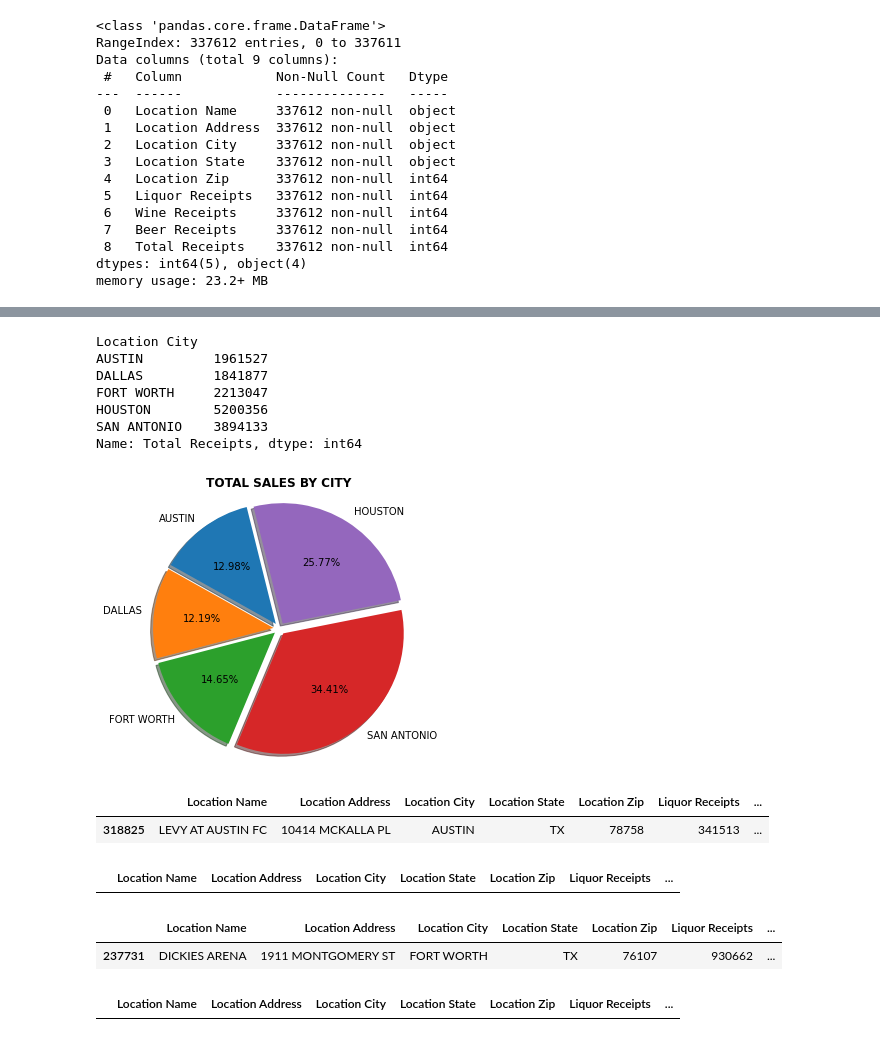
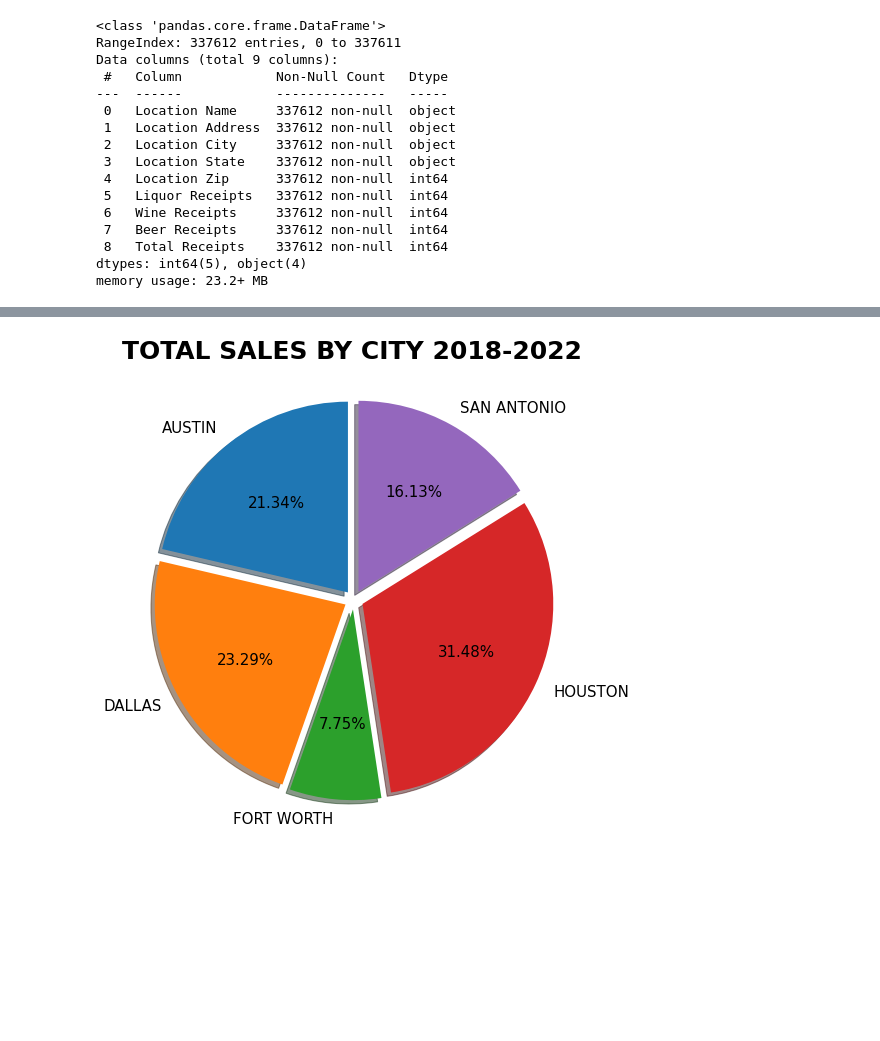
Before and after one commit to DJAMES152/project1, a Jupyter notebook: Untitled.ipynb, the cells around one changed output, grey strips where cells are left out. Cells and saved outputs as stored; diff of their text form; code cells hidden in the pictures; blank space fills up the shorter version.

```diff
--- a/Untitled.ipynb
+++ b/Untitled.ipynb
@@ -194,3 +95,6 @@ city_group.head()
 | 49 | MESO MAYA | 3050 S HULEN ST STE A | FORT WORTH | TX | 76109 | 39875 | ... |
 | 77 | SOUTH FORT WORTH POST #569 | 400 W FELIX ST | FORT WORTH | TX | 76115 | 2357 | ... |
 | 81 | EAT@FLAVR | 2251 N MAIN ST | FORT WORTH | TX | 76164 | 0 | ... |
+# %%
+sumpercity = city_group["Total Receipts"].sum()
+sumpercity
@@ -197,32 +134,20 @@ city_group.head()
+# %%
+y=np.array([sumpercity])
+
+labels = ("AUSTIN", "DALLAS", "FORT WORTH","HOUSTON", "SAN ANTONIO")
+explode = (0.05, 0.05, 0.05, 0.05, 0.05)
+
+plt.pie(sumpercity, autopct="%1.2f%%", labels=labels, explode=explode, shadow=True, startangle=90, textprops={'fontsize':15})
+plt.title("TOTAL SALES BY CITY 2018-2022",  loc="center", weight="bold", pad="25", fontsize=25)
+plt.axis("equal")
+
+fig = plt.gcf()
+fig.set_size_inches(8,8)
+
+plt.savefig("salesbycitypie.png")
+# %% [output]
+[figure, added]
 # %%
 maxpercity = city_group["Total Receipts"].max()
-maxpercity
-# %% [output]
-Location City
-AUSTIN         1961527
-DALLAS         1841877
-FORT WORTH     2213047
-HOUSTON        5200356
-SAN ANTONIO    3894133
-Name: Total Receipts, dtype: int64
-# %%
-y=np.array([1961527, 2132222, 2213047, 3894133, 5316691])
-
-##try this one y=np.array([maxpercity])
-## or this one y=np.array(maxpercity)
-
-labels = ["AUSTIN", "DALLAS", "FORT WORTH", "SAN ANTONIO", "HOUSTON"]
-explode = (0.05, 0.05, 0.05, 0.05, 0.05)
-
-plt.pie(maxpercity, autopct="%1.2f%%", labels=labels, explode=explode, shadow=True, startangle=104, )
-plt.title("TOTAL SALES BY CITY",  loc="center", weight="bold")
-plt.axis("equal")
-
-fig = plt.gcf()
-fig.set_size_inches(5,5)
-
-plt.savefig("salesbycity.png")
-# %% [output]
-[figure, removed]
 # %%
 austintotalmax = clean_df.loc[clean_df["Total Receipts"]==1961527]
@@ -232,19 +157 @@ houstontotalmax = clean_df.loc[clean_df["Total Receipts"]==5316691]
 satotalmax = clean_df.loc[clean_df["Total Receipts"]==3894133]
-# %%
-austintotalmax
-# %% [output]
-|  | Location Name | Location Address | Location City | Location State | Location Zip | Liquor Receipts | ... |
-| 318825 | LEVY AT AUSTIN FC | 10414 MCKALLA PL | AUSTIN | TX | 78758 | 341513 | ... |
-# %%
-dallastotalmax
-# %% [output]
-|  | Location Name | Location Address | Location City | Location State | Location Zip | Liquor Receipts | ... |
-# %%
-fwtotalmax
-# %% [output]
-|  | Location Name | Location Address | Location City | Location State | Location Zip | Liquor Receipts | ... |
-| 237731 | DICKIES ARENA | 1911 MONTGOMERY ST | FORT WORTH | TX | 76107 | 930662 | ... |
-# %%
-houstontotalmax
-# %% [output]
-|  | Location Name | Location Address | Location City | Location State | Location Zip | Liquor Receipts | ... |
```
Also changed, not shown: parts of 40 cells of this notebook, 4 other files.
